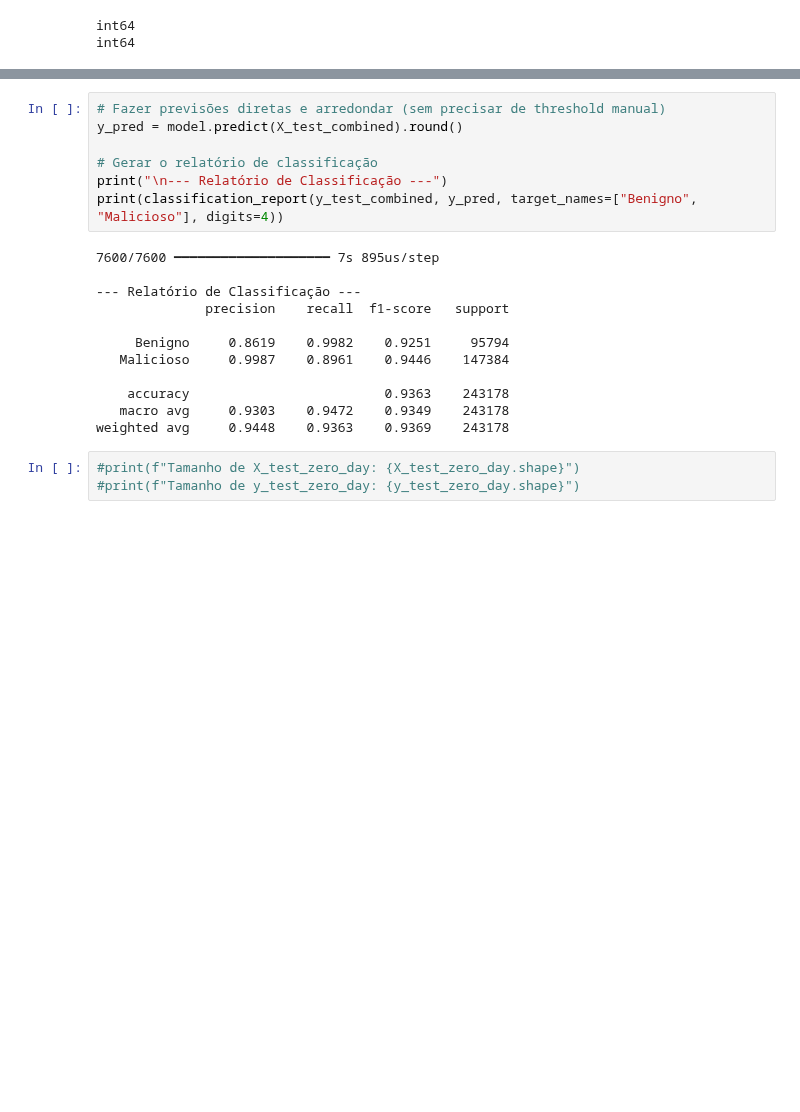
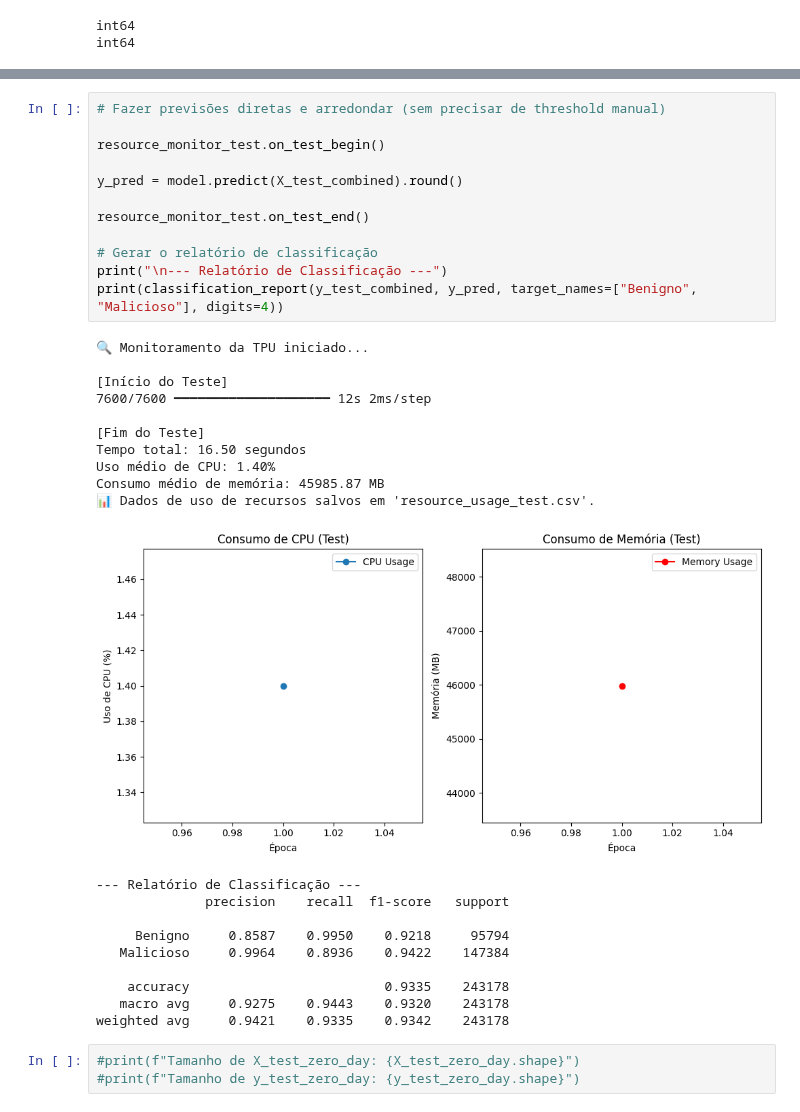
Before and after one commit to gabrieladamasceno/Attacks_5G, a Jupyter notebook: MLP_Binário_Zero_Day_HTTPFlood.ipynb, the cells around one changed output, grey strips where cells are left out. Cells and saved outputs as stored; diff of their text form; blank space fills up the shorter version.

```diff
--- a/MLP_Binário_Zero_Day_HTTPFlood.ipynb
+++ b/MLP_Binário_Zero_Day_HTTPFlood.ipynb
@@ -376,22 +455,36 @@ Consumo médio de memória: 3164.25 MB
 # %%
 # Fazer previsões diretas e arredondar (sem precisar de threshold manual)
+
+resource_monitor_test.on_test_begin()
+
 y_pred = model.predict(X_test_combined).round()
+
+resource_monitor_test.on_test_end()
 
 # Gerar o relatório de classificação
 print("\n--- Relatório de Classificação ---")
 print(classification_report(y_test_combined, y_pred, target_names=["Benigno", "Malicioso"], digits=4))
 # %% [output]
-7600/7600 ━━━━━━━━━━━━━━━━━━━━ 7s 895us/step
+🔍 Monitoramento da TPU iniciado...
 
---- Relatório de Classificação ---
-              precision    recall  f1-score   support
+[Início do Teste]
+7600/7600 ━━━━━━━━━━━━━━━━━━━━ 12s 2ms/step
 
-     Benigno     0.8619    0.9982    0.9251     95794
-   Malicioso     0.9987    0.8961    0.9446    147384
-
-    accuracy                         0.9363    243178
-   macro avg     0.9303    0.9472    0.9349    243178
-weighted avg     0.9448    0.9363    0.9369    243178
+[Fim do Teste]
+Tempo total: 16.50 segundos
+Uso médio de CPU: 1.40%
+Consumo médio de memória: 45985.87 MB
+📊 Dados de uso de recursos salvos em 'resource_usage_test.csv'.
+[figure, added]
+--- Relatório de Classificação ---
+              precision    recall  f1-score   support
+
+     Benigno     0.8587    0.9950    0.9218     95794
+   Malicioso     0.9964    0.8936    0.9422    147384
+
+    accuracy                         0.9335    243178
+   macro avg     0.9275    0.9443    0.9320    243178
+weighted avg     0.9421    0.9335    0.9342    243178
 # %%
 #print(f"Tamanho de X_test_zero_day: {X_test_zero_day.shape}")
 #print(f"Tamanho de y_test_zero_day: {y_test_zero_day.shape}")
```
Also changed, not shown: parts of 7 cells of this notebook.
